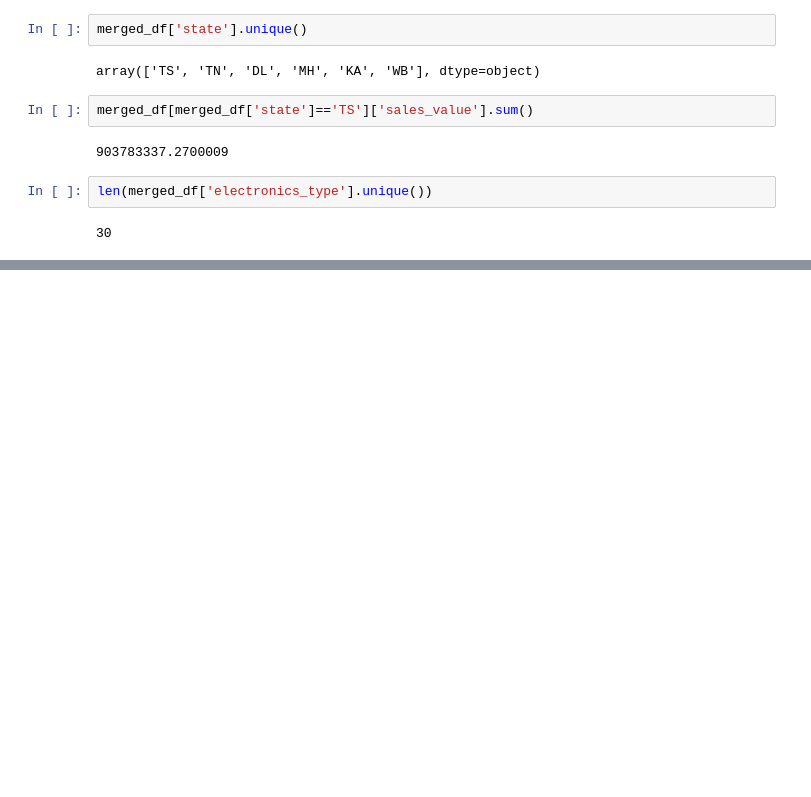
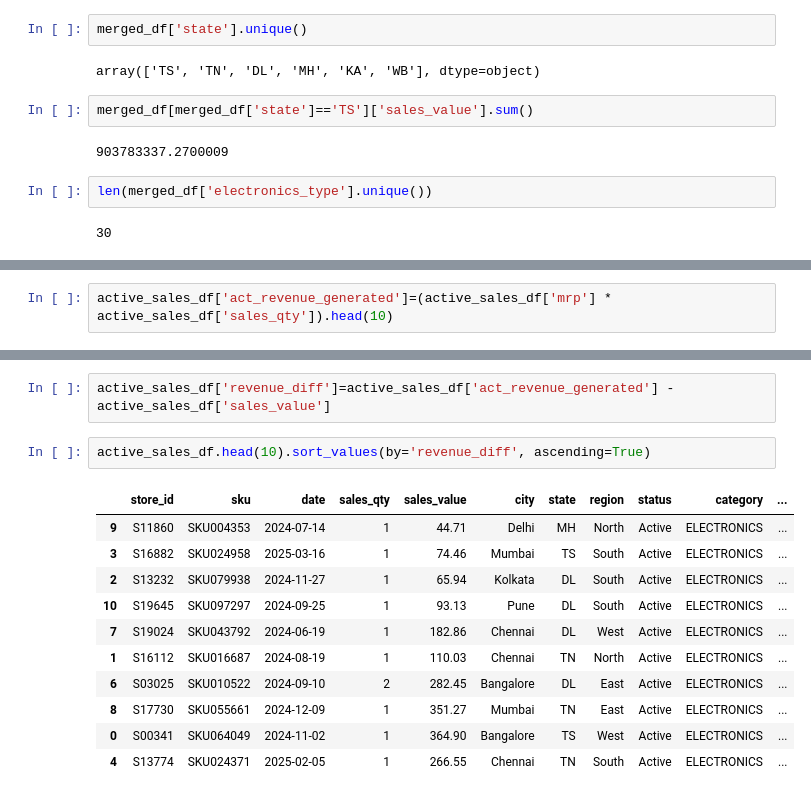
Before and after one commit to Chinmaykarthikeya/ETL, a Jupyter notebook: ETL_test.ipynb, the cells around one changed output, grey strips where cells are left out. Saved outputs shown, nothing was run; the diff lists cells and outputs as text; blank space fills up the shorter version.

```diff
--- a/ETL_test.ipynb
+++ b/ETL_test.ipynb
@@ -523,0 +525,2 @@ dtype: int64
+# %%
+active_sales_df['act_revenue_generated']=(active_sales_df['mrp'] * active_sales_df['sales_qty']).head(10)
@@ -523,0 +541,16 @@ dtype: int64
+# %%
+active_sales_df['revenue_diff']=active_sales_df['act_revenue_generated'] - active_sales_df['sales_value']
+# %%
+active_sales_df.head(10).sort_values(by='revenue_diff', ascending=True)
+# %% [output]
+|  | store_id | sku | date | sales_qty | sales_value | city | state | region | status | category | ... |
+| 9 | S11860 | SKU004353 | 2024-07-14 | 1 | 44.71 | Delhi | MH | North | Active | ELECTRONICS | ... |
+| 3 | S16882 | SKU024958 | 2025-03-16 | 1 | 74.46 | Mumbai | TS | South | Active | ELECTRONICS | ... |
+| 2 | S13232 | SKU079938 | 2024-11-27 | 1 | 65.94 | Kolkata | DL | South | Active | ELECTRONICS | ... |
+| 10 | S19645 | SKU097297 | 2024-09-25 | 1 | 93.13 | Pune | DL | South | Active | ELECTRONICS | ... |
+| 7 | S19024 | SKU043792 | 2024-06-19 | 1 | 182.86 | Chennai | DL | West | Active | ELECTRONICS | ... |
+| 1 | S16112 | SKU016687 | 2024-08-19 | 1 | 110.03 | Chennai | TN | North | Active | ELECTRONICS | ... |
+| 6 | S03025 | SKU010522 | 2024-09-10 | 2 | 282.45 | Bangalore | DL | East | Active | ELECTRONICS | ... |
+| 8 | S17730 | SKU055661 | 2024-12-09 | 1 | 351.27 | Mumbai | TN | East | Active | ELECTRONICS | ... |
+| 0 | S00341 | SKU064049 | 2024-11-02 | 1 | 364.90 | Bangalore | TS | West | Active | ELECTRONICS | ... |
+| 4 | S13774 | SKU024371 | 2025-02-05 | 1 | 266.55 | Chennai | TN | South | Active | ELECTRONICS | ... |
```
Also changed, not shown: parts of 4 cells of this notebook.
